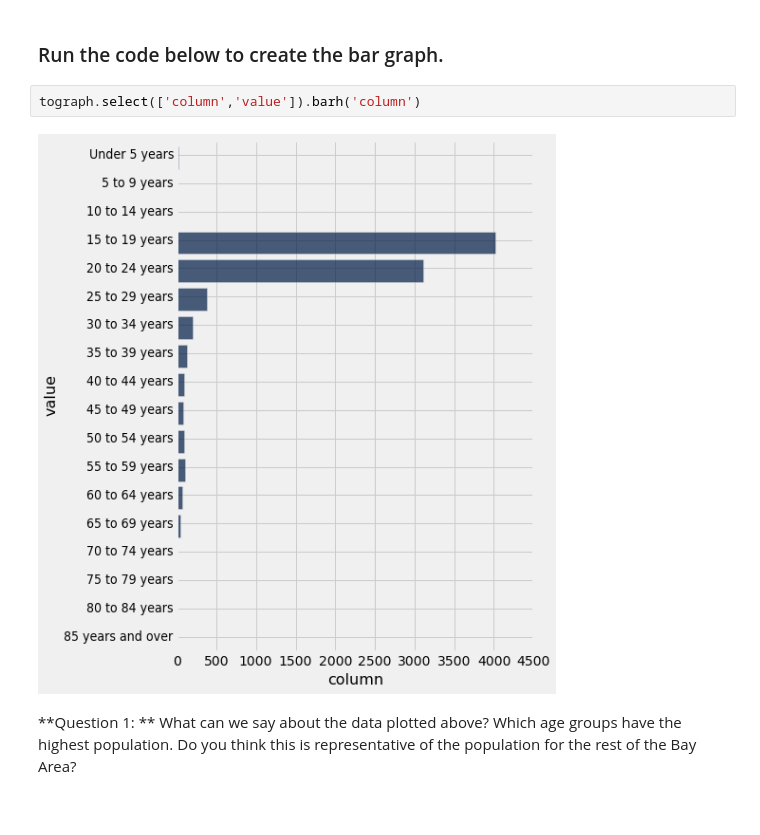
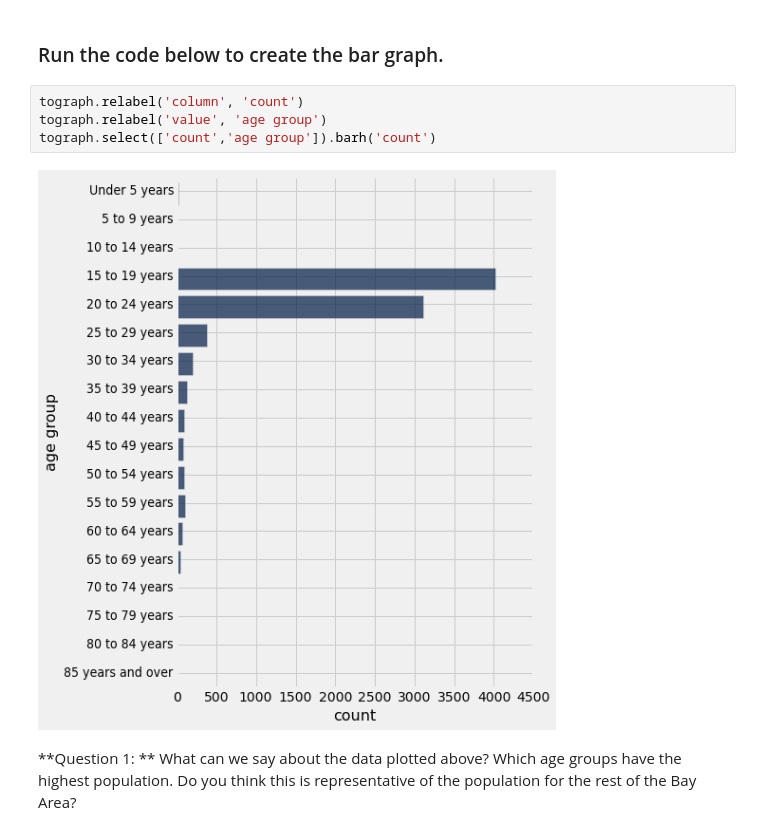
Before and after one commit to akansal1/smart-cities-connector, a Jupyter notebook: demos/Mini-lab 2 - Looking at Census Data.ipynb, the cells around one changed output. Cells and saved outputs as stored; diff of their text form.

```diff
--- a/demos/Mini-lab 2 - Looking at Census Data.ipynb
+++ b/demos/Mini-lab 2 - Looking at Census Data.ipynb
@@ -117,10 +117,12 @@ tograph
 ... (8 rows omitted)
 # %% [markdown]
 ### Run the code below to create the bar graph.
-# %%
-tograph.select(['column','value']).barh('column')
-# %% [output]
-[figure, removed]
+# %%
+tograph.relabel('column', 'count')
+tograph.relabel('value', 'age group')
+tograph.select(['count','age group']).barh('count')
+# %% [output]
+[figure, added]
 # %% [markdown]
 **Question 1: ** What can we say about the data plotted above? Which age groups have the highest population. Do you think this is representative of the population for the rest of the Bay Area?
 # %%
```
